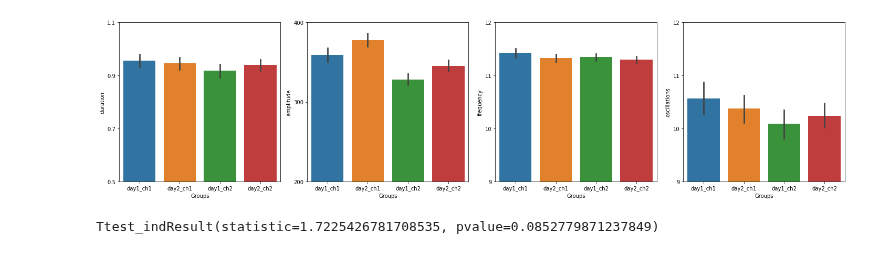
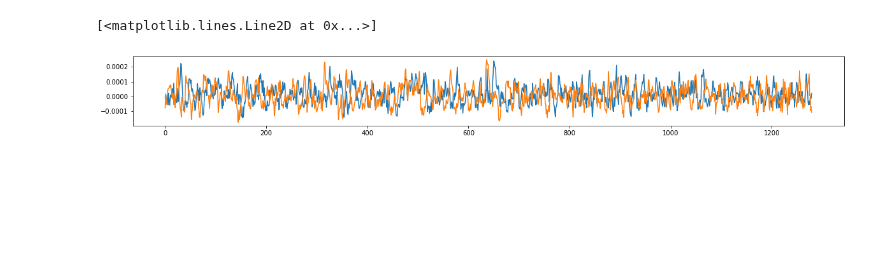
Before and after one commit to IVeuromancer/SleepScoring, a Jupyter notebook: sleep_scoring.ipynb, the cells around one changed output. Drawn from its saved outputs; the diff is of its cells as text; code cells hidden in the pictures; blank space fills up the shorter version.

```diff
--- a/sleep_scoring.ipynb
+++ b/sleep_scoring.ipynb
@@ -339,62 +98,15 @@ Name: duration, Length: 425, dtype: float64
-# %%
-fig, axs = plt.subplots(nrows=1,ncols=4,figsize = (20,5))
-sns.barplot(x="Groups", y="duration",data = df_spindles,ax=axs[0])
-# sns.stripplot(x = "Groups",
-#               y = "duration",
-#               color = 'black',
-#               data = df_spindles,ax=axs[0])
-
-sns.barplot(x="Groups", y="amplitude",data = df_spindles,ax=axs[1])
-# sns.stripplot(x = "Groups",
-#               y = "amplitude",
-#               color = 'black',
-#               data = df_spindles,ax=axs[1])
-
-sns.barplot(x="Groups", y="frequency",data = df_spindles,ax=axs[2])
-# sns.stripplot(x = "Groups",
-#               y = "frequency",
-#               color = 'black',
-#               data = df_spindles,ax=axs[2])
-
-sns.barplot(x="Groups", y="oscillations",data = df_spindles,ax=axs[3])
-# sns.stripplot(x = "Groups",
-#               y = "oscillations",
-#               color = 'black',
-#               data = df_spindles,ax=axs[3])
-
-
-axs[0].set_ylim(0.5,1)
-axs[0].set_yticks(np.arange(0.5, 1.2, 0.2))
-axs[1].set_ylim(200,400)
-axs[1].set_yticks(np.arange(200, 401, 100))
-axs[2].set_ylim(9,12)
-axs[2].set_yticks(np.arange(9, 12.5, 1))
-axs[3].set_ylim(9,12)
-axs[3].set_yticks(np.arange(9, 12.5, 1))
-
-plt.tight_layout()
-# plt.rcParams['svg.fonttype'] = 'none'
-# plt.savefig("absolute_change_spike_count.svg")
-
-# sums_pvalue=scipy.stats.ranksums(het_per_change,wt_per_change, alternative='two-sided')
-# min_pvalue = scipy.stats.ranksums(het_per_change_spon,wt_per_change_spon, alternative='two-sided')
-# print(sums_pvalue)
-# print(min_pvalue)
-
-# plt.rcParams['svg.fonttype'] = 'none'
-# plt.savefig("spindle_barplots.svg")
-
-plt.show()
-# %% [output]
-[figure, removed]
-# %%
-#this is for paired t tests
-
-from scipy.stats import ttest_ind
-
-cat1 = df_spindles[df_spindles['Groups']=='day1_ch1']
-cat2 = df_spindles[df_spindles['Groups']=='day2_ch1']
-
-ttest_ind(cat1['frequency'], cat2['frequency'])
-# %% [output]
-Ttest_indResult(statistic=1.7225426781708535, pvalue=0.0852779871237849)
+# %%
+all_scores = scores_converted[0:4384]
+# %%
+CH1 = []
+CH2 = []
+for i in range(len(all_scores)):
+    CH1.append(raw._data[0][i*1280:(i+1)*1280])
+    CH2.append(raw._data[1][i*1280:(i+1)*1280])
+# %%
+fig = plt.figure(figsize = (20,2))
+plt.plot(CH1[4383])
+plt.plot(CH2[4383])
+# %% [output]
+[<matplotlib.lines.Line2D at 0x...>]
+[figure, added]
```
Also changed, not shown: parts of 30 cells of this notebook.
